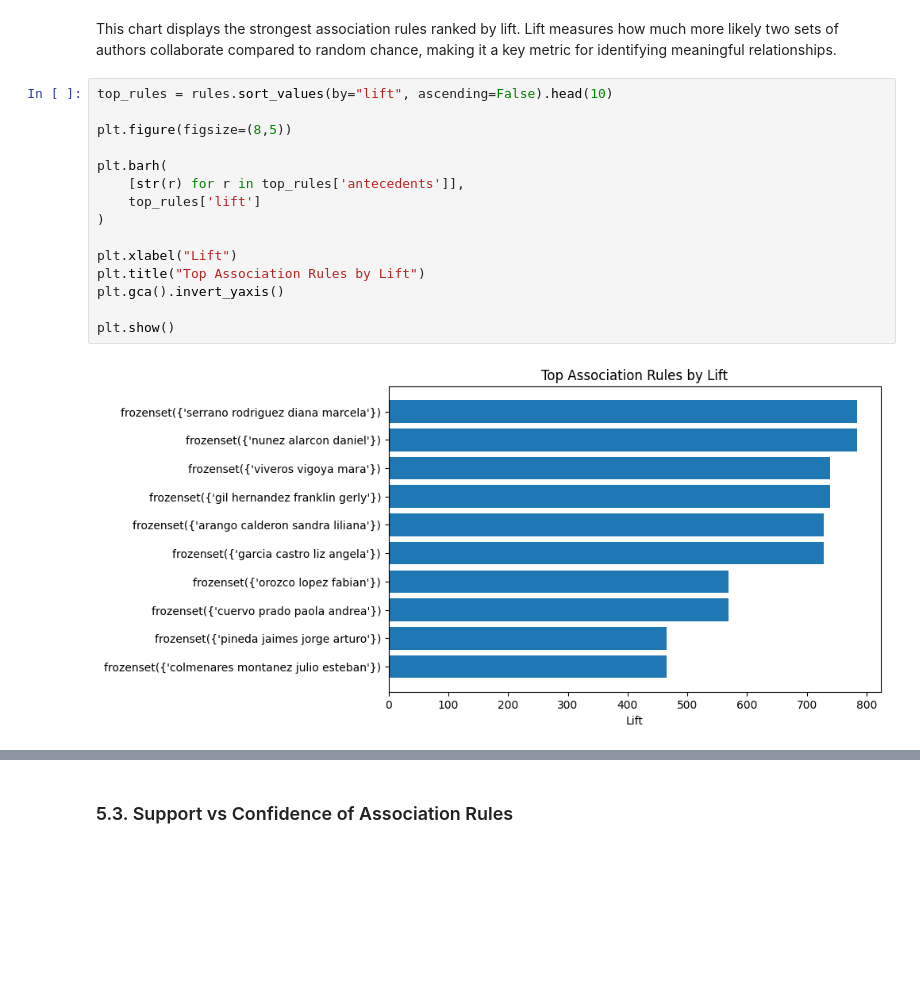
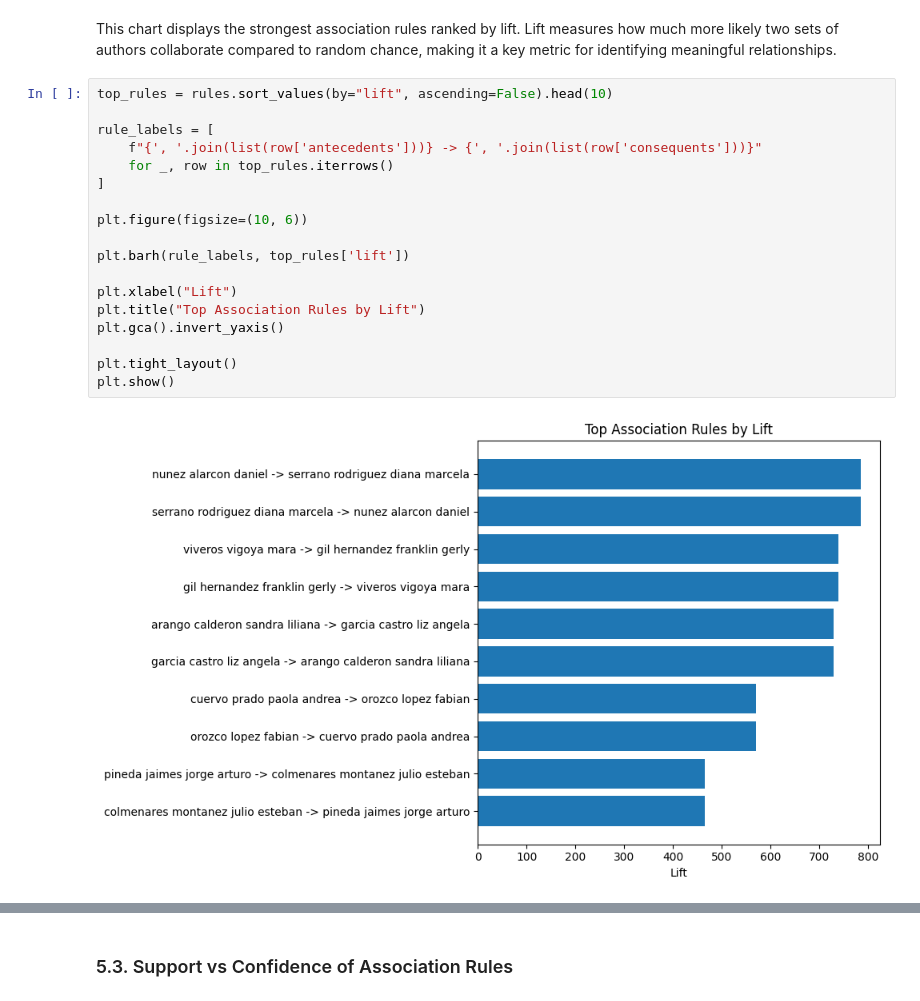
Before and after one commit to fvalderramab/proyecto_horus, a Jupyter notebook: notebooks/03_association.ipynb, the cells around one changed output, grey strips where cells are left out. Saved outputs shown, nothing was run; the diff lists cells and outputs as text; blank space fills up the shorter version.

```diff
--- a/notebooks/03_association.ipynb
+++ b/notebooks/03_association.ipynb
@@ -476,17 +480,20 @@ This chart displays the strongest association rules ranked by lift. Lift measure
 # %%
 top_rules = rules.sort_values(by="lift", ascending=False).head(10)
 
-plt.figure(figsize=(8,5))
+rule_labels = [
+    f"{', '.join(list(row['antecedents']))} -> {', '.join(list(row['consequents']))}"
+    for _, row in top_rules.iterrows()
+]
 
-plt.barh(
-    [str(r) for r in top_rules['antecedents']],
-    top_rules['lift']
-)
+plt.figure(figsize=(10, 6))
+
+plt.barh(rule_labels, top_rules['lift'])
 
 plt.xlabel("Lift")
 plt.title("Top Association Rules by Lift")
 plt.gca().invert_yaxis()
 
+plt.tight_layout()
 plt.show()
 # %% [output]
-[figure, old version]
+[figure, new version]
```
Also changed, not shown: parts of 10 cells of this notebook.
